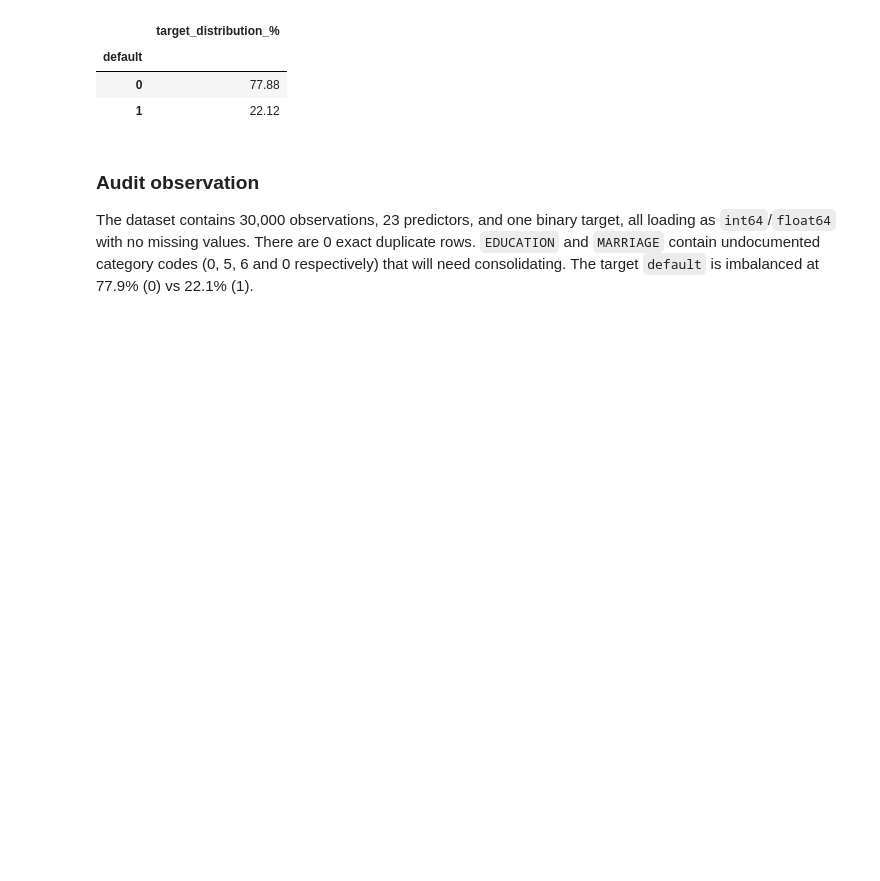
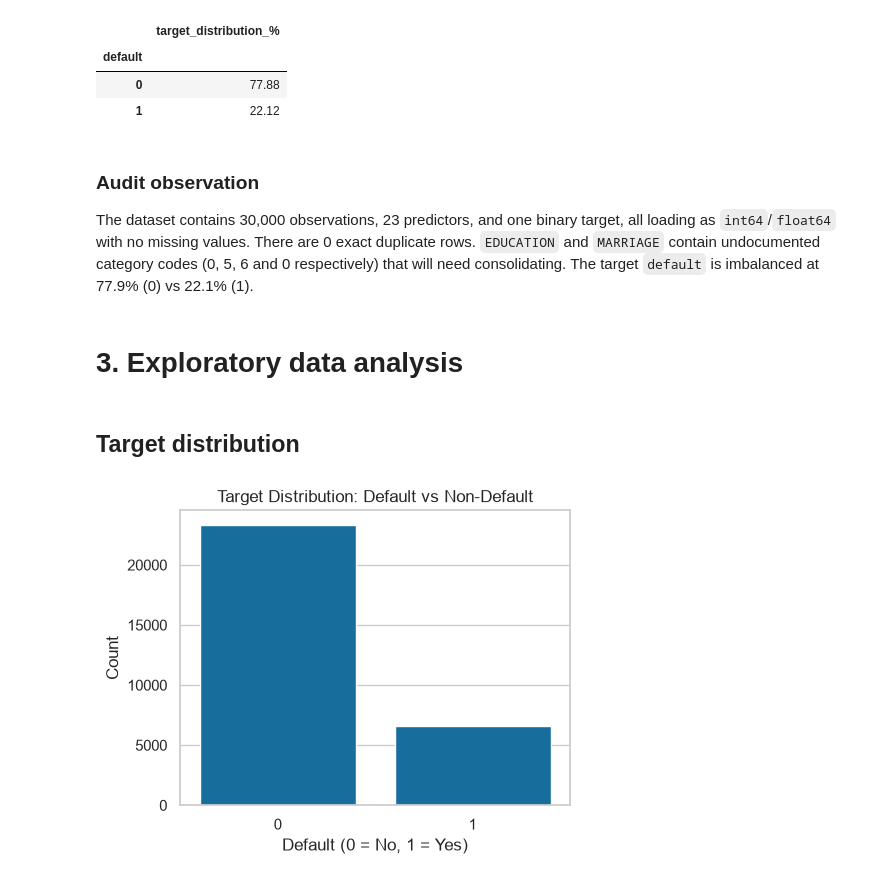
Before and after one commit to arhamgarg/ml-capstone, a Jupyter notebook: notebooks/classification.ipynb, the cells around one changed output. Drawn from its saved outputs; the diff is of its cells as text; code cells hidden in the pictures; blank space fills up the shorter version.

```diff
--- a/notebooks/classification.ipynb
+++ b/notebooks/classification.ipynb
@@ -143,3 +143,15 @@ display(df[TARGET].value_counts(normalize=True).mul(100).round(2).to_frame("targ
 ### Audit observation
 
 The dataset contains 30,000 observations, 23 predictors, and one binary target, all loading as `int64`/`float64` with no missing values. There are 0 exact duplicate rows. `EDUCATION` and `MARRIAGE` contain undocumented category codes (0, 5, 6 and 0 respectively) that will need consolidating. The target `default` is imbalanced at 77.9% (0) vs 22.1% (1).
+# %% [markdown]
+# 3. Exploratory data analysis
+# %% [markdown]
+## Target distribution
+# %%
+fig, ax = plt.subplots(figsize=(5, 4))
+sns.countplot(x=TARGET, data=df, ax=ax)
+ax.set(title="Target Distribution: Default vs Non-Default", xlabel="Default (0 = No, 1 = Yes)", ylabel="Count")
+plt.tight_layout()
+plt.show()
+# %% [output]
+[figure, added]
```
Also changed, not shown: parts of 10 cells of this notebook.
